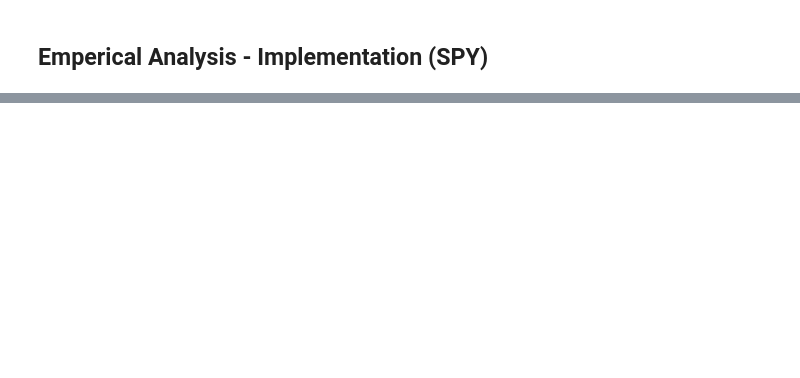
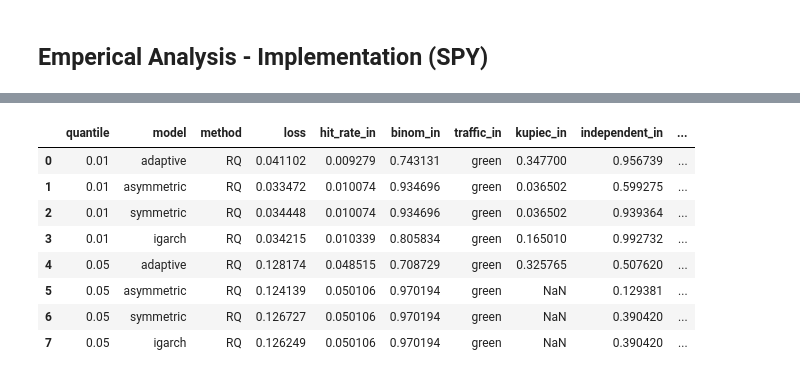
Before and after one commit to yatshunlee/CAViaR, a Jupyter notebook: notebook-test/implementation.ipynb, the cells around one changed output, grey strips where cells are left out. Saved outputs shown, nothing was run; the diff lists cells and outputs as text; code cells hidden in the pictures; blank space fills up the shorter version.

```diff
--- a/notebook-test/implementation.ipynb
+++ b/notebook-test/implementation.ipynb
@@ -92,0 +149,12 @@ beta_stats_df.T.to_csv(f'{save_csv_path}/experiment_beta_stat_data_ppt.csv')
+# %%
+stats_df
+# %% [output]
+|  | quantile | model | method | loss | hit_rate_in | binom_in | traffic_in | kupiec_in | independent_in | ... |
+| 0 | 0.01 | adaptive | RQ | 0.041102 | 0.009279 | 0.743131 | green | 0.347700 | 0.956739 | ... |
+| 1 | 0.01 | asymmetric | RQ | 0.033472 | 0.010074 | 0.934696 | green | 0.036502 | 0.599275 | ... |
+| 2 | 0.01 | symmetric | RQ | 0.034448 | 0.010074 | 0.934696 | green | 0.036502 | 0.939364 | ... |
+| 3 | 0.01 | igarch | RQ | 0.034215 | 0.010339 | 0.805834 | green | 0.165010 | 0.992732 | ... |
+| 4 | 0.05 | adaptive | RQ | 0.128174 | 0.048515 | 0.708729 | green | 0.325765 | 0.507620 | ... |
+| 5 | 0.05 | asymmetric | RQ | 0.124139 | 0.050106 | 0.970194 | green | NaN | 0.129381 | ... |
+| 6 | 0.05 | symmetric | RQ | 0.126727 | 0.050106 | 0.970194 | green | NaN | 0.390420 | ... |
+| 7 | 0.05 | igarch | RQ | 0.126249 | 0.050106 | 0.970194 | green | NaN | 0.390420 | ... |
```
Also changed, not shown: parts of 7 cells of this notebook, 5 other files.
